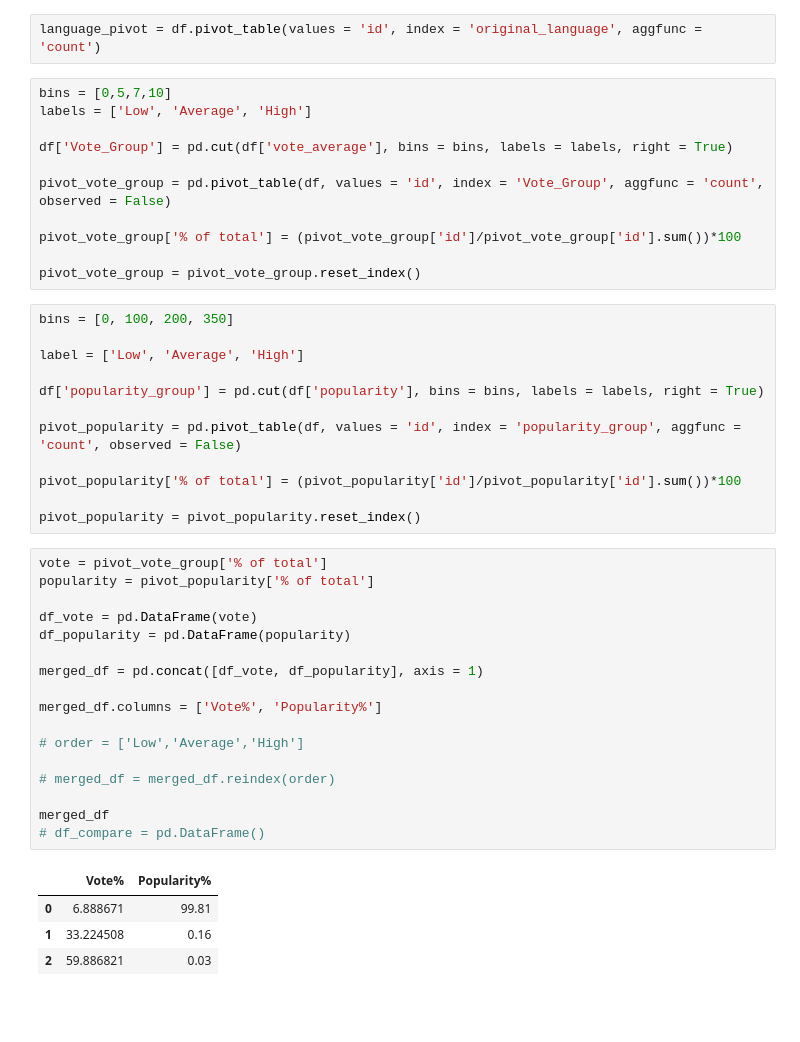
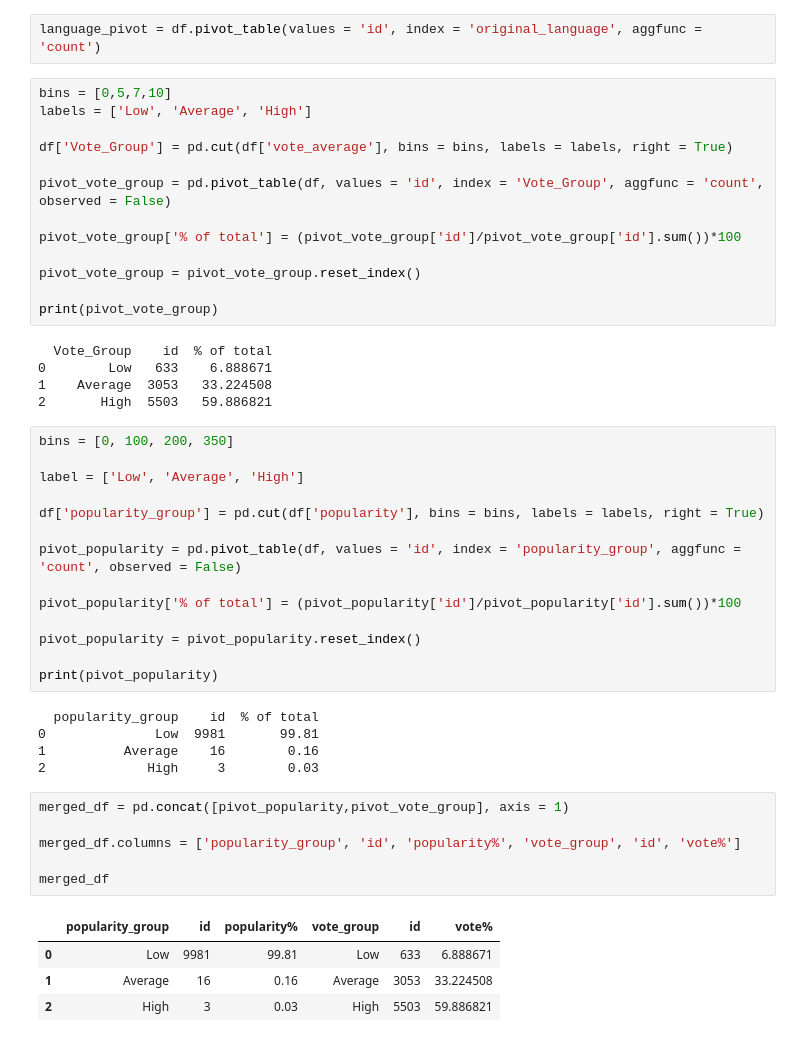
Before and after one commit to Rakshit-Lodha/zero-to-hero-python, a Jupyter notebook: popular_tvshows.ipynb, the cells around one changed output. Drawn from its saved outputs; the diff is of its cells as text; blank space fills up the shorter version.

```diff
--- a/popular_tvshows.ipynb
+++ b/popular_tvshows.ipynb
@@ -41,6 +41,13 @@ pivot_vote_group = pd.pivot_table(df, values = 'id', index = 'Vote_Group', aggfu
 pivot_vote_group['% of total'] = (pivot_vote_group['id']/pivot_vote_group['id'].sum())*100
 
 pivot_vote_group = pivot_vote_group.reset_index()
+
+print(pivot_vote_group)
+# %% [output]
+  Vote_Group    id  % of total
+0        Low   633    6.888671
+1    Average  3053   33.224508
+2       High  5503   59.886821
 # %%
 bins = [0, 100, 200, 350]
 
@@ -53,25 +60,21 @@ pivot_popularity = pd.pivot_table(df, values = 'id', index = 'popularity_group',
 pivot_popularity['% of total'] = (pivot_popularity['id']/pivot_popularity['id'].sum())*100
 
 pivot_popularity = pivot_popularity.reset_index()
+
+print(pivot_popularity)
+# %% [output]
+  popularity_group    id  % of total
+0              Low  9981       99.81
+1          Average    16        0.16
+2             High     3        0.03
 # %%
-vote = pivot_vote_group['% of total']
-popularity = pivot_popularity['% of total']
+merged_df = pd.concat([pivot_popularity,pivot_vote_group], axis = 1)
 
-df_vote = pd.DataFrame(vote)
-df_popularity = pd.DataFrame(popularity)
-
-merged_df = pd.concat([df_vote, df_popularity], axis = 1)
-
-merged_df.columns = ['Vote%', 'Popularity%']
-
-# order = ['Low','Average','High']
-
-# merged_df = merged_df.reindex(order)
+merged_df.columns = ['popularity_group', 'id', 'popularity%', 'vote_group', 'id', 'vote%']
 
 merged_df
-# df_compare = pd.DataFrame()
 # %% [output]
-|  | Vote% | Popularity% |
-| 0 | 6.888671 | 99.81 |
-| 1 | 33.224508 | 0.16 |
-| 2 | 59.886821 | 0.03 |
+|  | popularity_group | id | popularity% | vote_group | id | vote% |
+| 0 | Low | 9981 | 99.81 | Low | 633 | 6.888671 |
+| 1 | Average | 16 | 0.16 | Average | 3053 | 33.224508 |
+| 2 | High | 3 | 0.03 | High | 5503 | 59.886821 |
```
Also changed, not shown: parts of 6 cells of this notebook.
